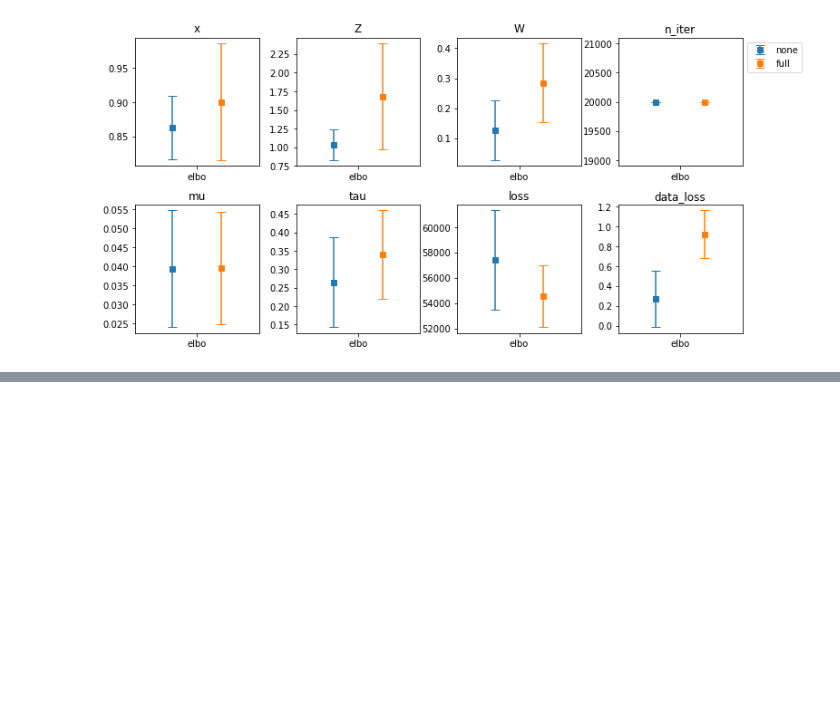
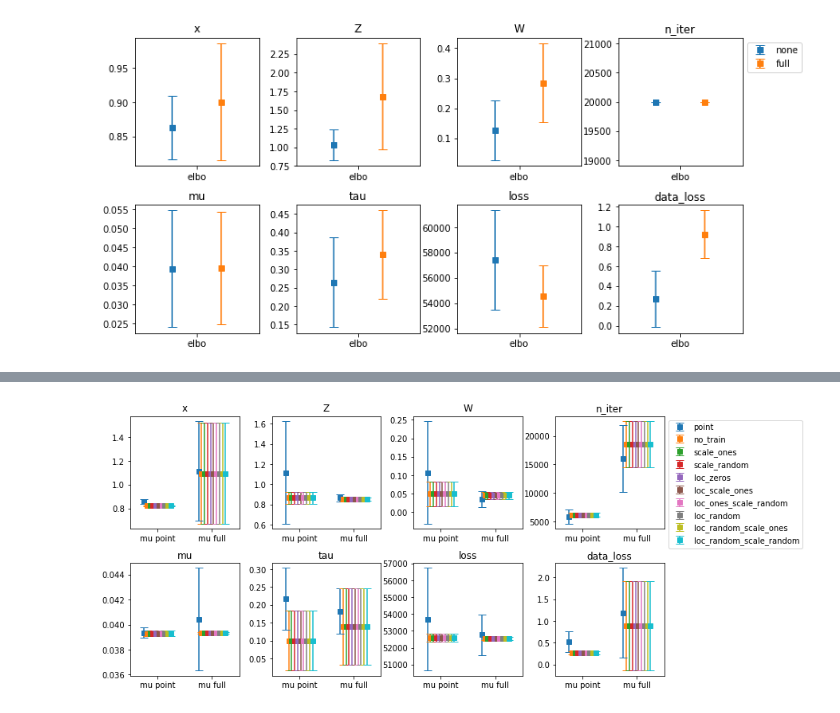
Before and after one commit to betaplane/cezanne, a Jupyter notebook: notebooks/PPCA.ipynb, the cells around one changed output, grey strips where cells are left out. Cells and saved outputs as stored; diff of their text form; code cells hidden in the pictures; blank space fills up the shorter version.

```diff
--- a/notebooks/PPCA.ipynb
+++ b/notebooks/PPCA.ipynb
@@ -754,0 +758,5 @@ axs[0, 3].legend(loc='upper left', bbox_to_anchor=(1, 1));
+# %%
+axs = test.plot('i', 'tau_variations', xlabels=['mu point', 'mu full'])
+axs[0, 3].legend(loc='upper left', bbox_to_anchor=(1, 1));
+# %% [output]
+[figure, added]
```
Also changed, not shown: parts of 18 cells of this notebook, 1 other file.
